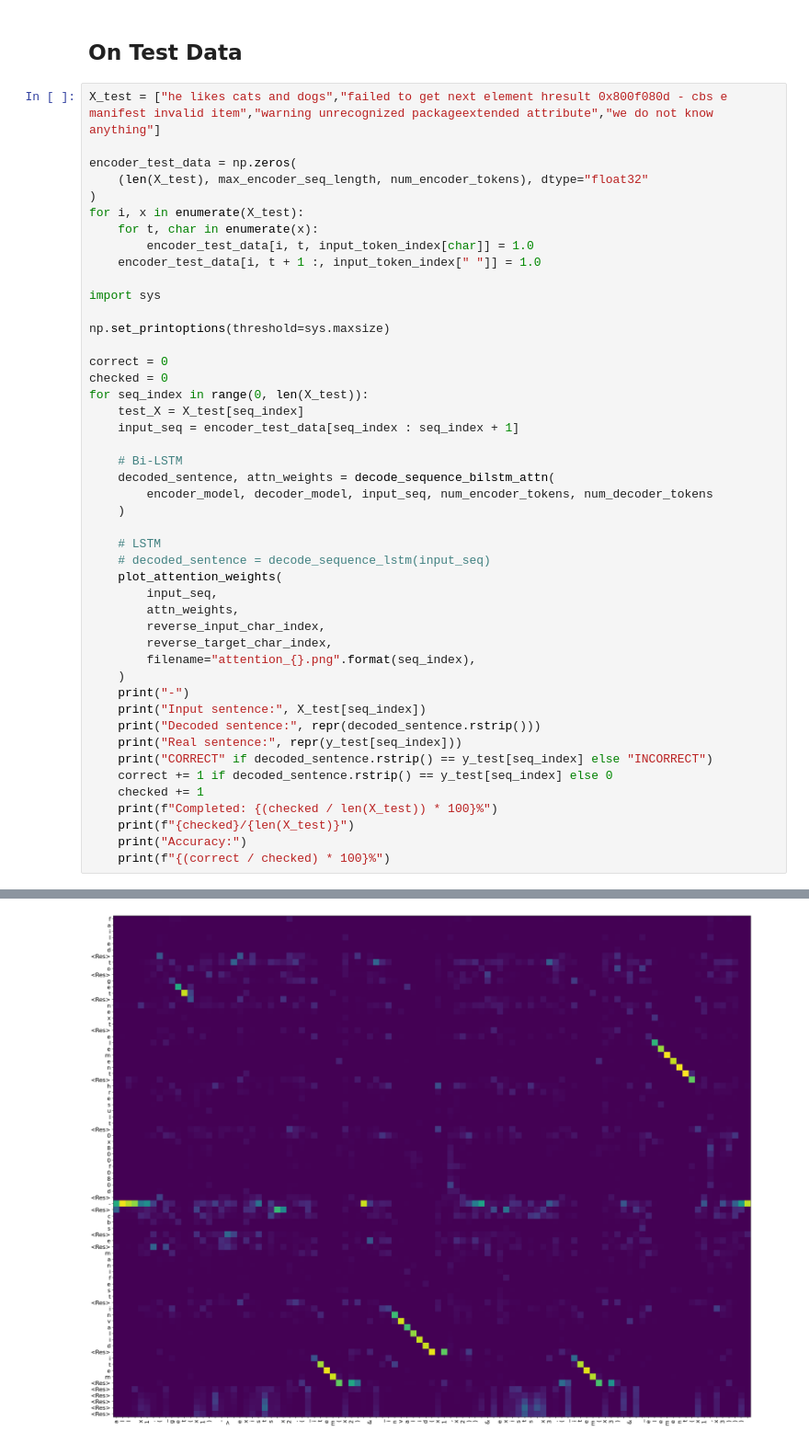
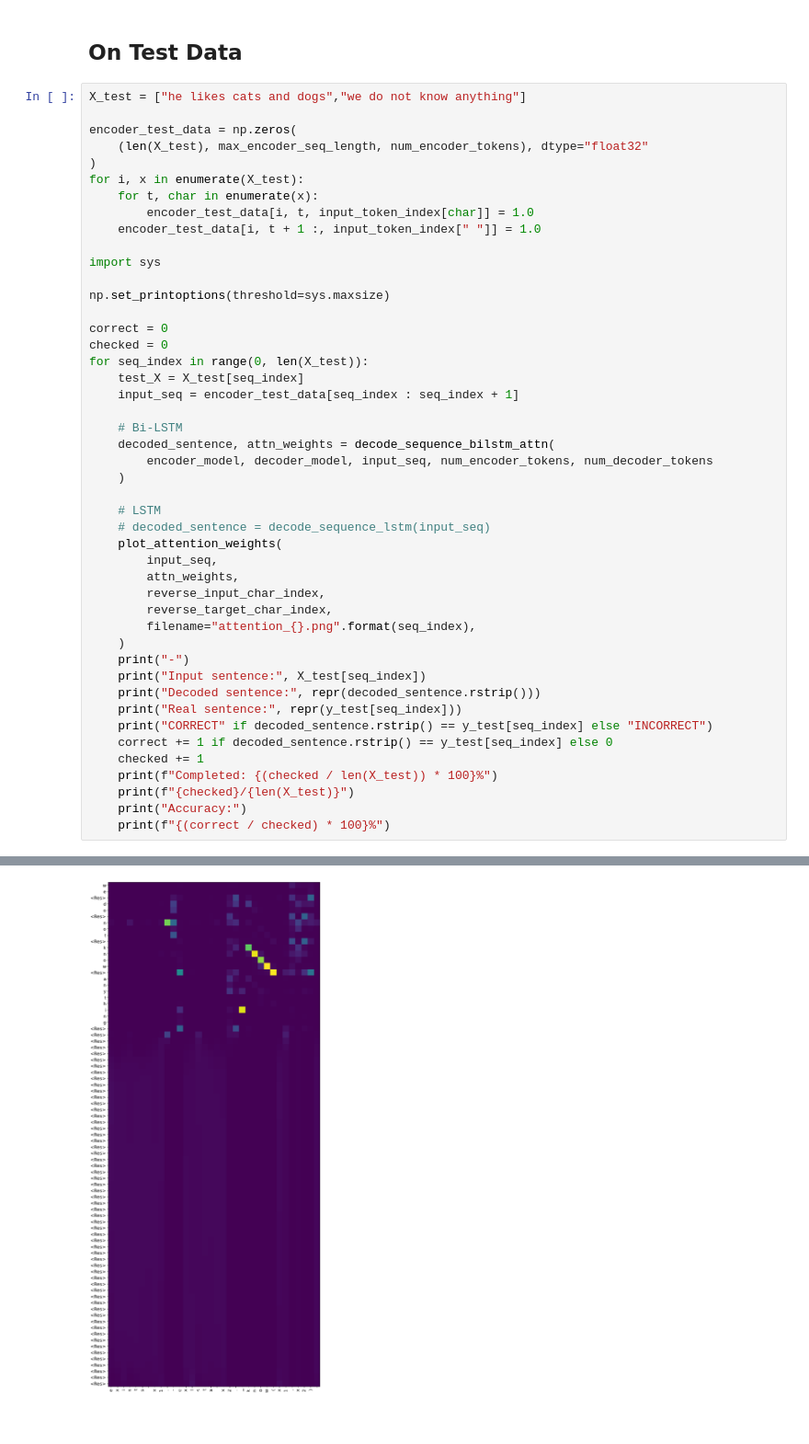
Before and after one commit to devgunho/Attack_Log_Detection_with_NLP, a Jupyter notebook: BaseExp/text2log_exp.ipynb, the cells around one changed output, grey strips where cells are left out. Shown at 92% size. Cells and saved outputs as stored; diff of their text form.

```diff
--- a/BaseExp/text2log_exp.ipynb
+++ b/BaseExp/text2log_exp.ipynb
@@ -1193,7 +1193,7 @@ None
 # %% [markdown]
 ## On Test Data
 # %%
-X_test = ["he likes cats and dogs","failed to get next element hresult 0x800f080d - cbs e manifest invalid item","warning unrecognized packageextended attribute","we do not know anything"]
+X_test = ["he likes cats and dogs","we do not know anything"]
 
 encoder_test_data = np.zeros(
     (len(X_test), max_encoder_seq_length, num_encoder_tokens), dtype="float32"
@@ -1260 +1260 @@ Accuracy:
-[figure, old version]
+[figure, new version]
```
Also changed, not shown: parts of 4 cells of this notebook, 18 other files.
